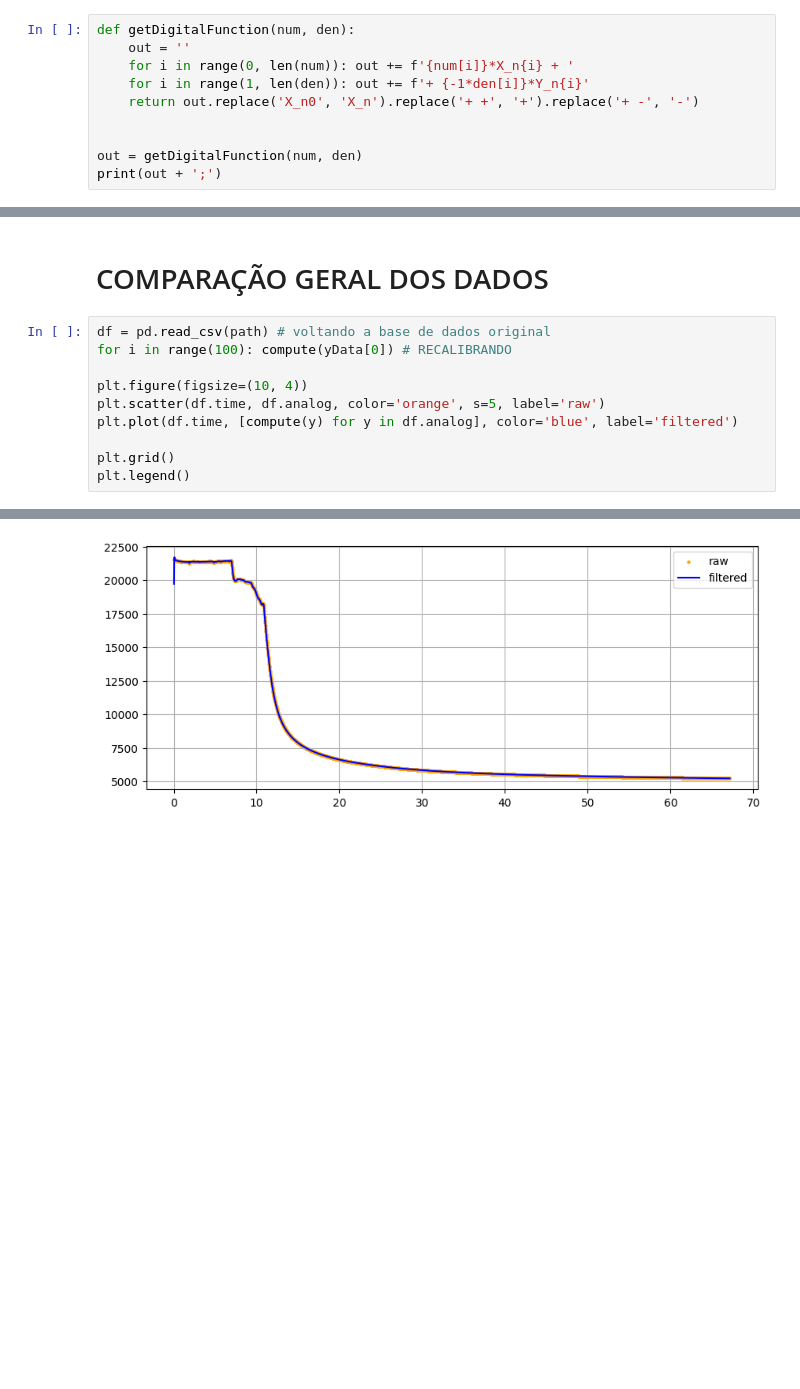
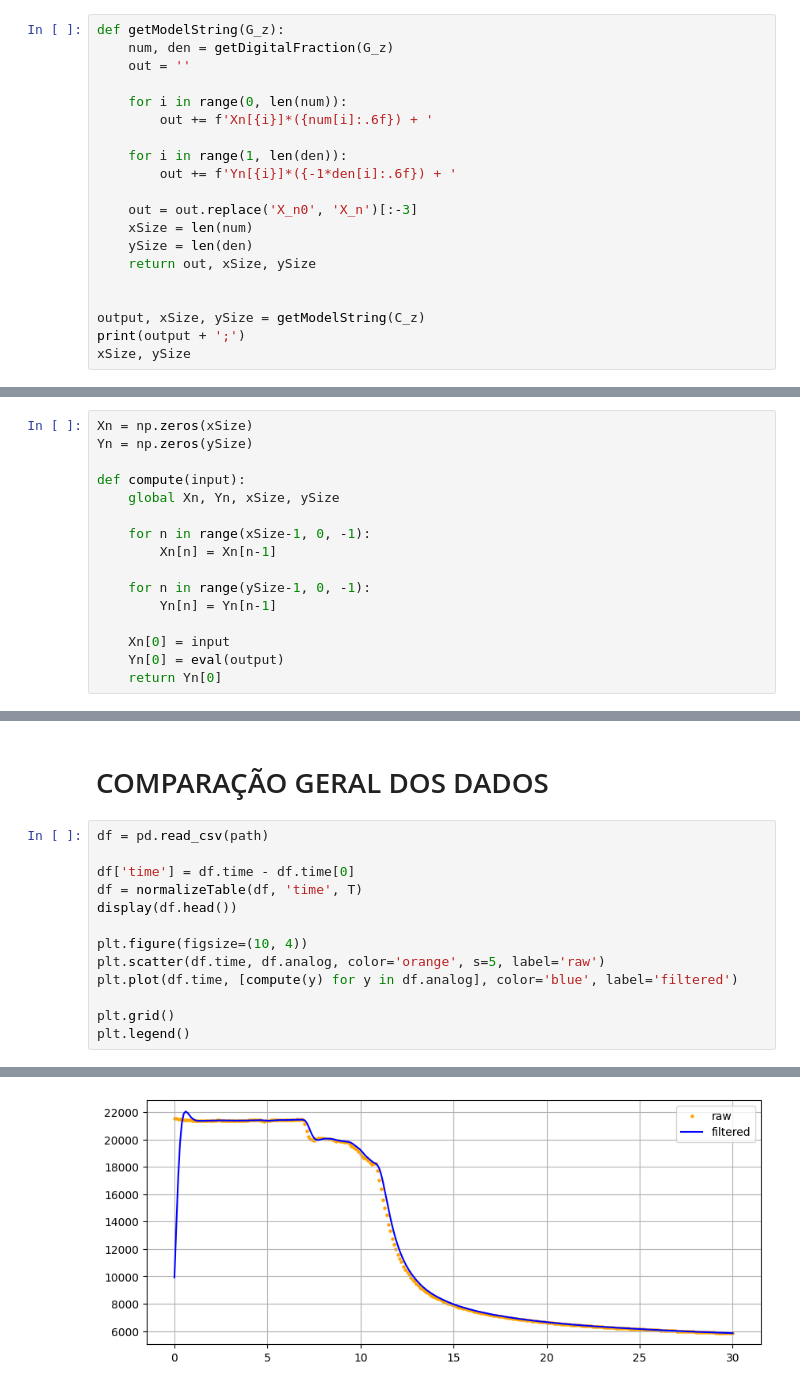
Before and after one commit to KlaussMarchi/AlcoholSensorCalibration, a Jupyter notebook: Filter/Analysis.ipynb, the cells around one changed output, grey strips where cells are left out. Saved outputs shown, nothing was run; the diff lists cells and outputs as text; blank space fills up the shorter version.

```diff
--- a/Filter/Analysis.ipynb
+++ b/Filter/Analysis.ipynb
@@ -271,11 +220,21 @@ num, den
 # %%
-def getDigitalFunction(num, den):
+def getModelString(G_z):
+    num, den = getDigitalFraction(G_z)
     out = ''
-    for i in range(0, len(num)): out += f'{num[i]}*X_n{i} + '
-    for i in range(1, len(den)): out += f'+ {-1*den[i]}*Y_n{i}'
-    return out.replace('X_n0', 'X_n').replace('+ +', '+').replace('+ -', '-')
+
+    for i in range(0, len(num)):
+        out += f'Xn[{i}]*({num[i]:.6f}) + '
+
+    for i in range(1, len(den)):
+        out += f'Yn[{i}]*({-1*den[i]:.6f}) + '
+
+    out = out.replace('X_n0', 'X_n')[:-3]
+    xSize = len(num)
+    ySize = len(den)
+    return out, xSize, ySize
 
 
-out = getDigitalFunction(num, den)
-print(out + ';')
+output, xSize, ySize = getModelString(C_z)
+print(output + ';')
+xSize, ySize
 # %% [output]
@@ -334,0 +245,16 @@ plt.show()
+# %%
+Xn = np.zeros(xSize)
+Yn = np.zeros(ySize)
+
+def compute(input):
+    global Xn, Yn, xSize, ySize
+
+    for n in range(xSize-1, 0, -1):
+        Xn[n] = Xn[n-1]
+
+    for n in range(ySize-1, 0, -1):
+        Yn[n] = Yn[n-1]
+
+    Xn[0] = input
+    Yn[0] = eval(output)
+    return Yn[0]
@@ -351,8 +291,11 @@ plt.grid()
 # %% [markdown]
 # COMPARAÇÃO GERAL DOS DADOS
 # %%
-df = pd.read_csv(path) # voltando a base de dados original
-for i in range(100): compute(yData[0]) # RECALIBRANDO
+df = pd.read_csv(path)
+
+df['time'] = df.time - df.time[0]
+df = normalizeTable(df, 'time', T)
+display(df.head())
 
 plt.figure(figsize=(10, 4))
 plt.scatter(df.time, df.analog, color='orange', s=5, label='raw')
@@ -364,2 +313,2 @@ plt.legend()
 <matplotlib.legend.Legend at 0x...>
-[figure, old version]
+[figure, new version]
```
Also changed, not shown: parts of 33 cells of this notebook, 11 other files.
